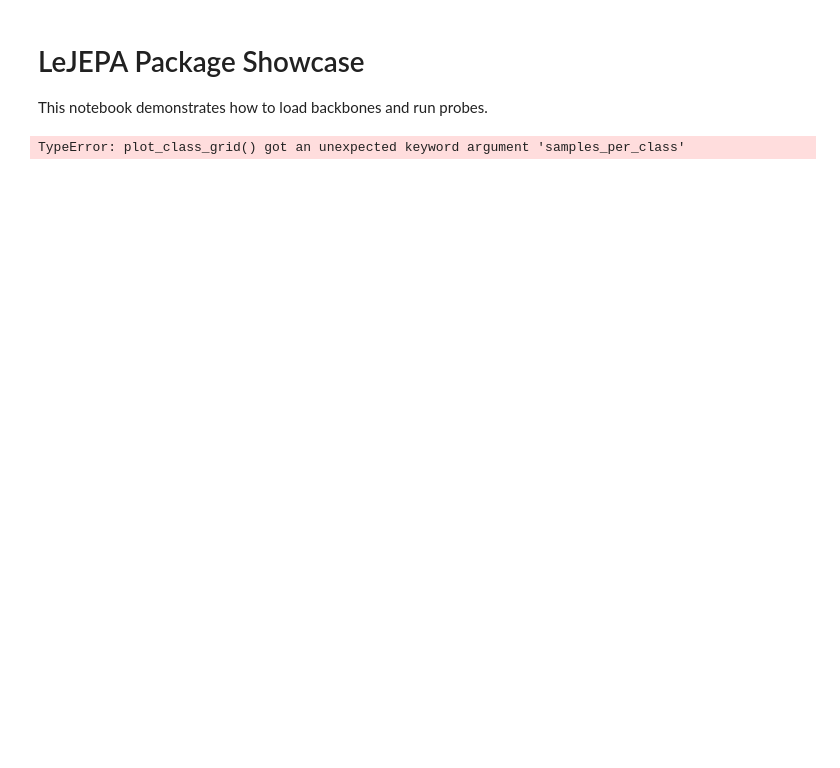
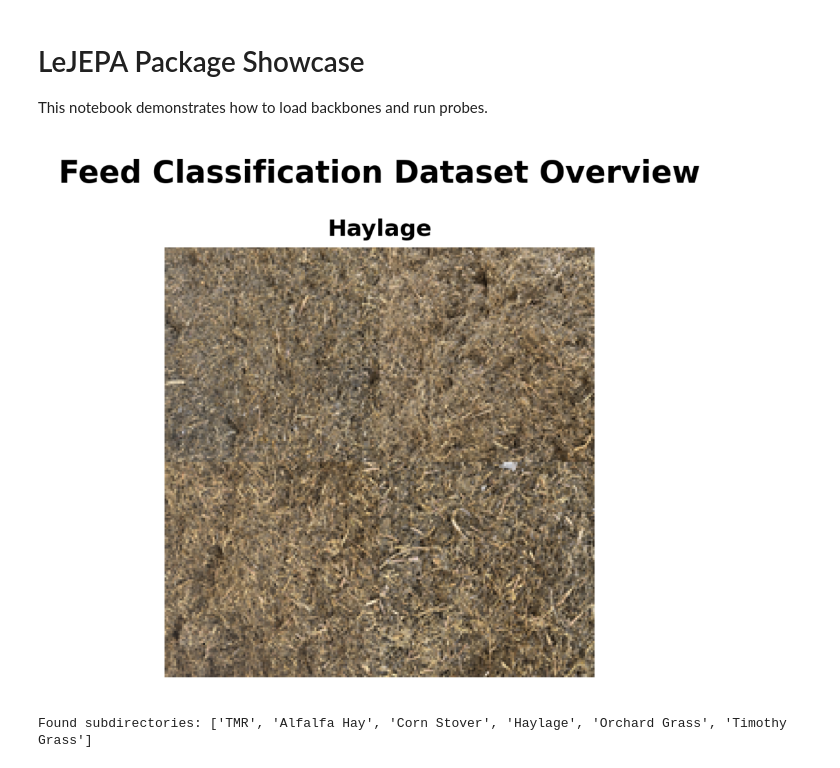
Before and after one commit to Akintanoreofe/LeJEPA_Pretraining_Evaluation_Package, a Jupyter notebook: lejepa_workspace/notebooks/showcase.ipynb, the cells around one changed output. Saved outputs shown, nothing was run; the diff lists cells and outputs as text; code cells hidden in the pictures; blank space fills up the shorter version.

Commit message:
Bug fix for the visualization module

```diff
--- a/lejepa_workspace/notebooks/showcase.ipynb
+++ b/lejepa_workspace/notebooks/showcase.ipynb
@@ -14,35 +14,37 @@ from lejepa_Core.visualizations import plot_class_grid
 # %%
 import os
 from pathlib import Path
 import matplotlib.pyplot as plt
 from PIL import Image
 from lejepa_Core.visualizations import plot_class_grid
 
-# Define directory paths
+# --- Execution ---
 dataset_dir = r"/Users/akintanoreofeoluwa/Downloads/Classification dataset"
 output_dir = r"/Users/akintanoreofeoluwa/Downloads/Figure"
-
-os.makedirs(output_dir, exist_ok=True)
 save_path = Path(output_dir) / "class_overview_grid.png"
 
-# Generate and save the class grid plot
 plot_class_grid(
     dataset_dir=dataset_dir,
     out_path=save_path,
-    samples_per_class=4,         # <-- New parameter to control the grouped collage size
+    samples_per_class=4,
     image_size=(224, 224),
     title="Feed Classification Dataset Overview",
     seed=42
 )
 
-# Display the figure in the console / inline viewer
+# Display inline
 img = Image.open(save_path)
-plt.figure(figsize=(12, 12))
+plt.figure(figsize=(10, 10))
 plt.imshow(img)
 plt.axis("off")
 plt.tight_layout()
 plt.show()
-
-print(f"Grid plot successfully generated and saved to: {save_path}")
 # %% [output]
-TypeError: plot_class_grid() got an unexpected keyword argument 'samples_per_class'
+[figure, added]
+# %%
+from pathlib import Path
+
+dataset_path = Path(r"/Users/akintanoreofeoluwa/Downloads/Classification dataset")
+print("Found subdirectories:", [p.name for p in dataset_path.iterdir() if p.is_dir() and not p.name.startswith('.')])
+# %% [output]
+Found subdirectories: ['TMR', 'Alfalfa Hay', 'Corn Stover', 'Haylage', 'Orchard Grass', 'Timothy Grass']
```
Also changed, not shown: 1 other file.
